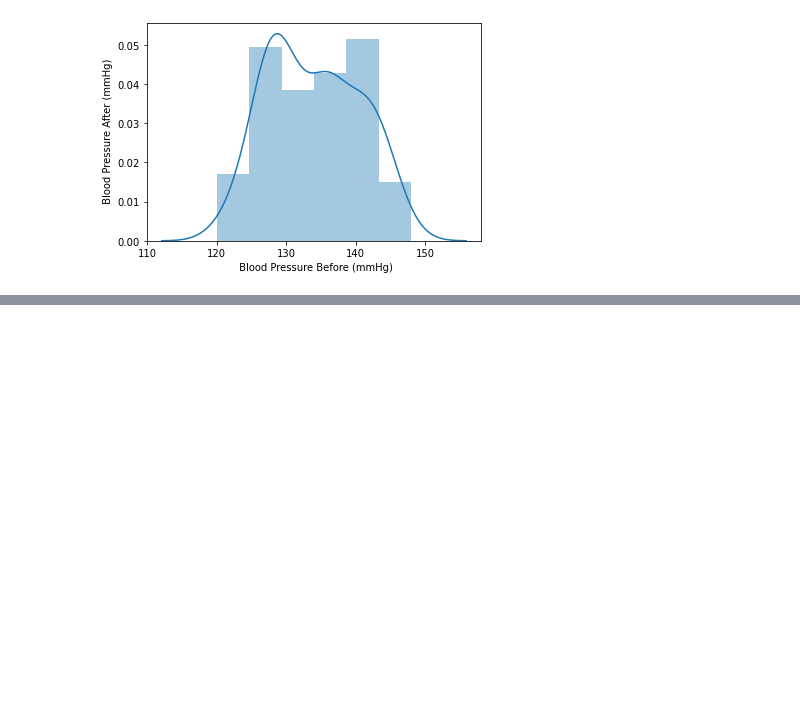
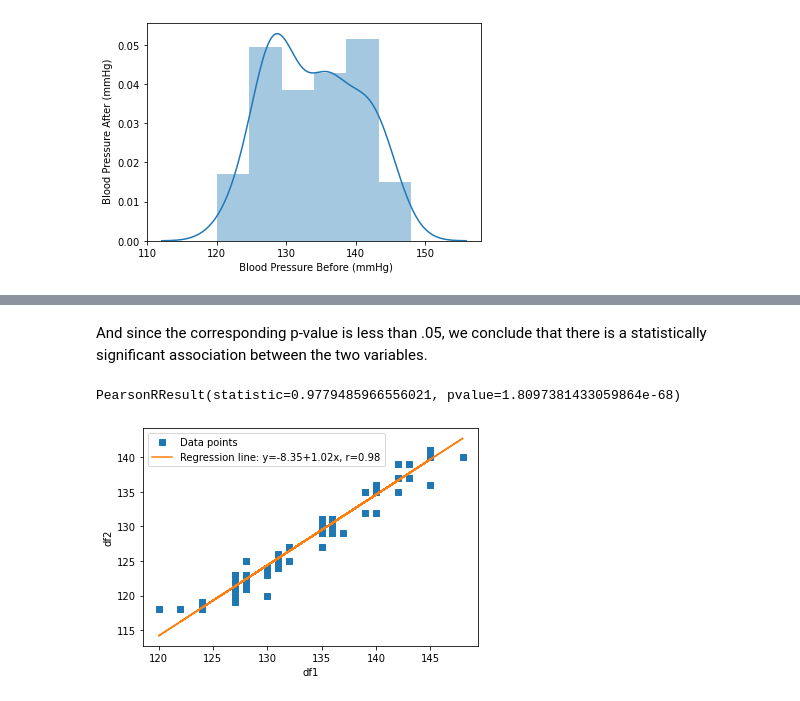
Before and after one commit to Manasabhargi/Placement-Assignment_Manasa-SM, a Jupyter notebook: Statistics/Statistics Q-3.ipynb, the cells around one changed output, grey strips where cells are left out. Cells and saved outputs as stored; diff of their text form; code cells hidden in the pictures; blank space fills up the shorter version.

```diff
--- a/Statistics/Statistics Q-3.ipynb
+++ b/Statistics/Statistics Q-3.ipynb
@@ -147,0 +217,7 @@ AttributeError: module 'matplotlib' has no attribute 'show'
+# %% [markdown]
+And since the corresponding p-value is less than .05, we conclude that there is a statistically significant association between the two variables.
+# %%
+import scipy.stats
+scipy.stats.pearsonr(df1, df2)
+# %% [output]
+PearsonRResult(statistic=0.9779485966556021, pvalue=1.8097381433059864e-68)
@@ -147,0 +226,14 @@ AttributeError: module 'matplotlib' has no attribute 'show'
+# %%
+slope, intercept, r, p, stderr = scipy.stats.linregress(df1, df2)
+# %%
+line = f'Regression line: y={intercept:.2f}+{slope:.2f}x, r={r:.2f}'
+# %%
+fig, ax = plt.subplots()
+ax.plot(df1, df2, linewidth=0, marker='s', label='Data points')
+ax.plot(df1, intercept + slope * df1, label=line)
+ax.set_xlabel('df1')
+ax.set_ylabel('df2')
+ax.legend(facecolor='white')
+plt.show()
+# %% [output]
+[figure, added]
```
Also changed, not shown: parts of 31 cells of this notebook.
